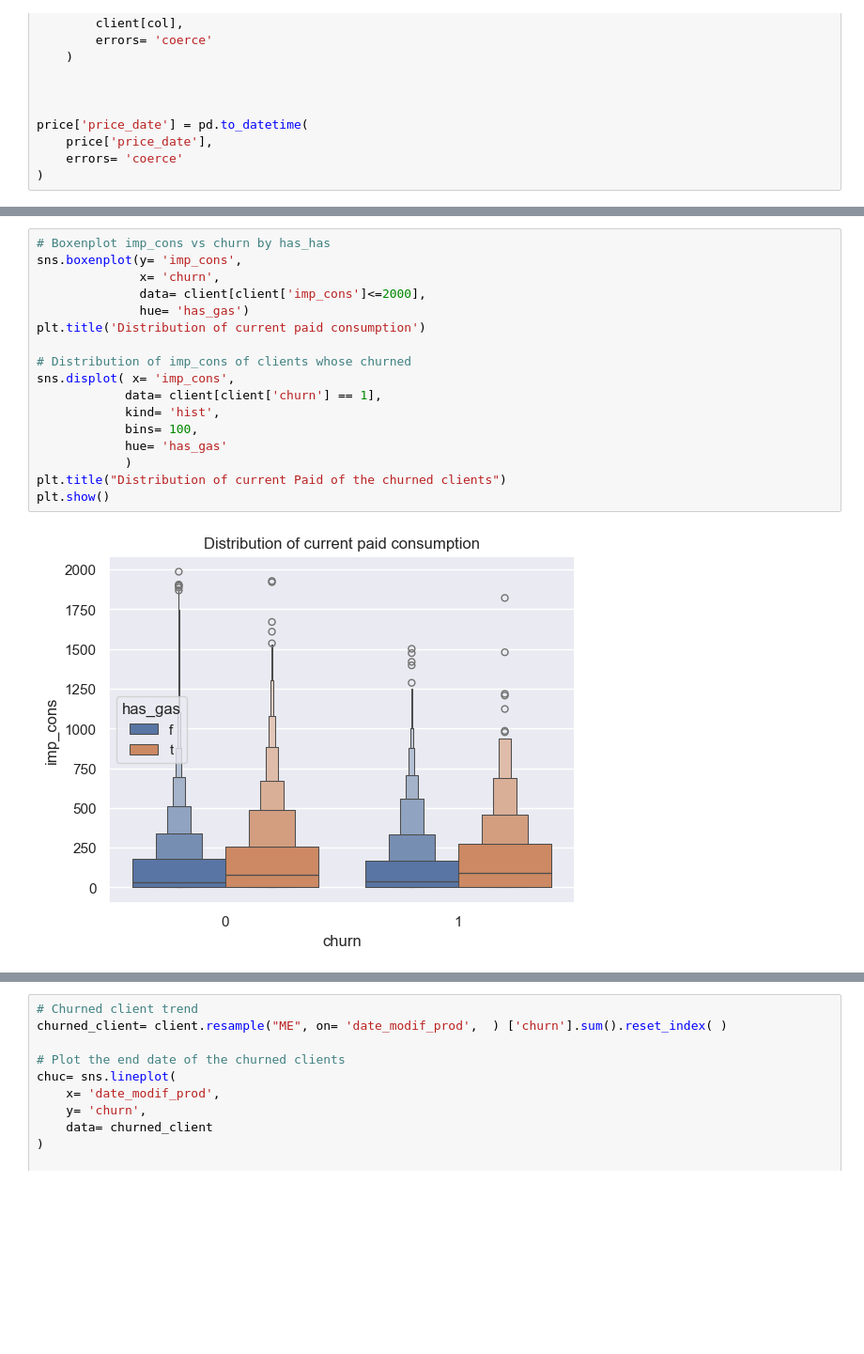
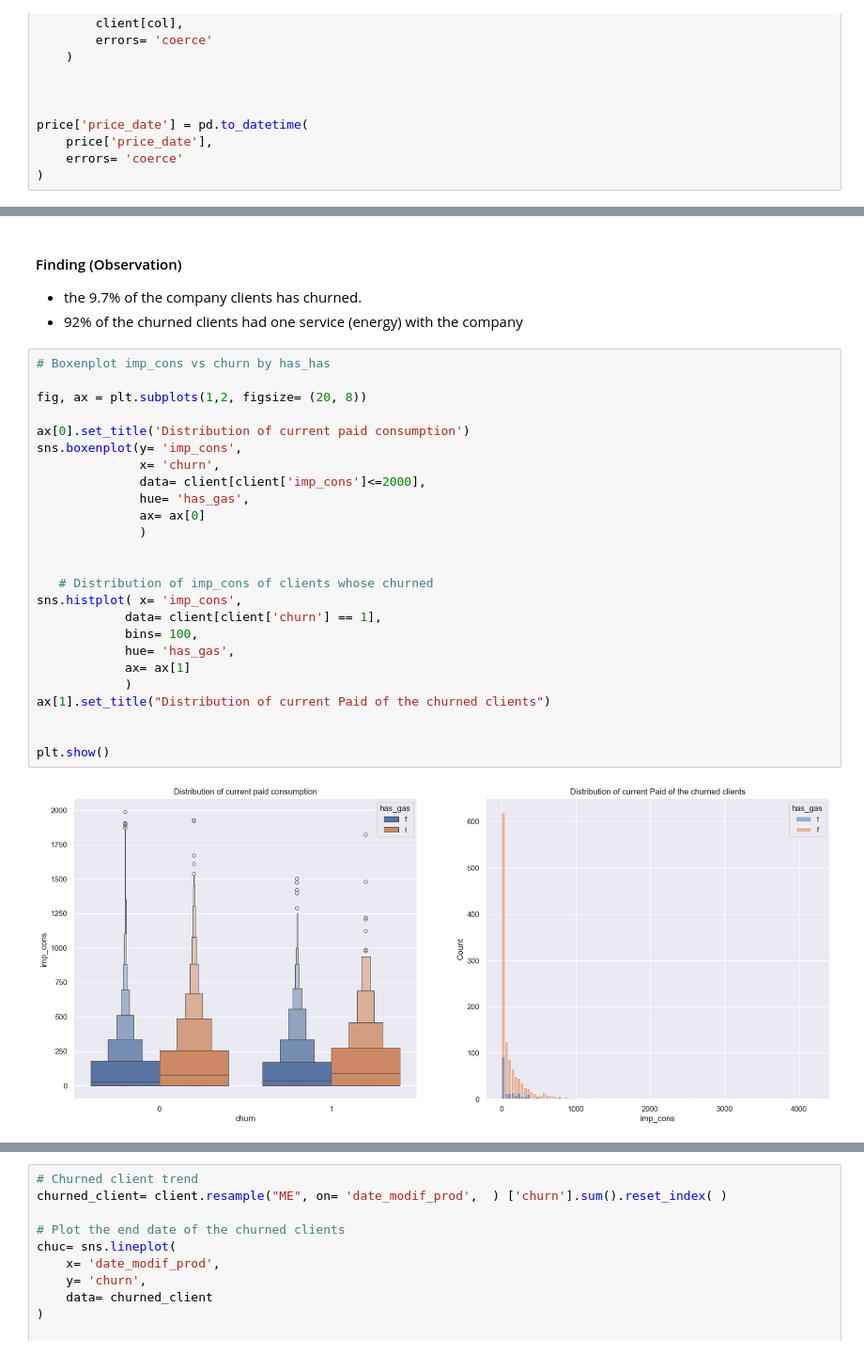
Before and after one commit to RushanerM/Job-Simulation, a Jupyter notebook: Powerco_eda.ipynb, the cells around one changed output, grey strips where cells are left out. Shown at 94% size. Saved outputs shown, nothing was run; the diff lists cells and outputs as text; blank space fills up the shorter version.

Commit message:
write the findings

```diff
--- a/Powerco_eda.ipynb
+++ b/Powerco_eda.ipynb
@@ -191,19 +177,32 @@ sns.heatmap(client_corr, vmax=1, square=True, annot= True, cmap= 'cubehelix')
+# %% [markdown]
+#### Finding (Observation)
+
+* the 9.7% of the company clients has churned.
+* 92% of the churned clients had one service (energy) with the company
 # %%
 # Boxenplot imp_cons vs churn by has_has
+
+fig, ax = plt.subplots(1,2, figsize= (20, 8))
+
+ax[0].set_title('Distribution of current paid consumption')
 sns.boxenplot(y= 'imp_cons',
               x= 'churn',
               data= client[client['imp_cons']<=2000],
-              hue= 'has_gas')
-plt.title('Distribution of current paid consumption')
+              hue= 'has_gas',
+              ax= ax[0]
+              )
 
-# Distribution of imp_cons of clients whose churned
-sns.displot( x= 'imp_cons',
+
+   # Distribution of imp_cons of clients whose churned
+sns.histplot( x= 'imp_cons',
             data= client[client['churn'] == 1],
-            kind= 'hist',
             bins= 100,
-            hue= 'has_gas'
+            hue= 'has_gas',
+            ax= ax[1]
             )
-plt.title("Distribution of current Paid of the churned clients")
+ax[1].set_title("Distribution of current Paid of the churned clients")
+
+
 plt.show()
 # %% [output]
-[figure, old version]
+[figure, new version]
```
Also changed, not shown: parts of 13 cells of this notebook.
